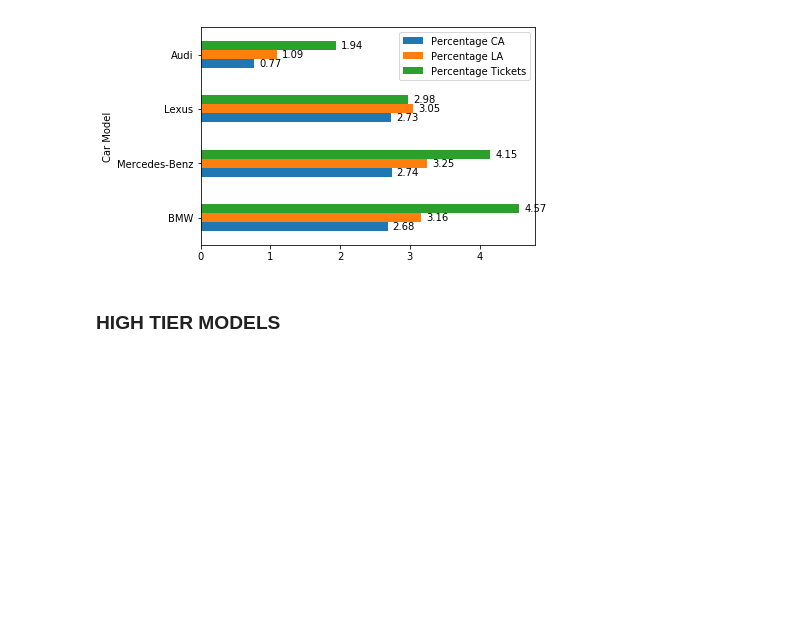
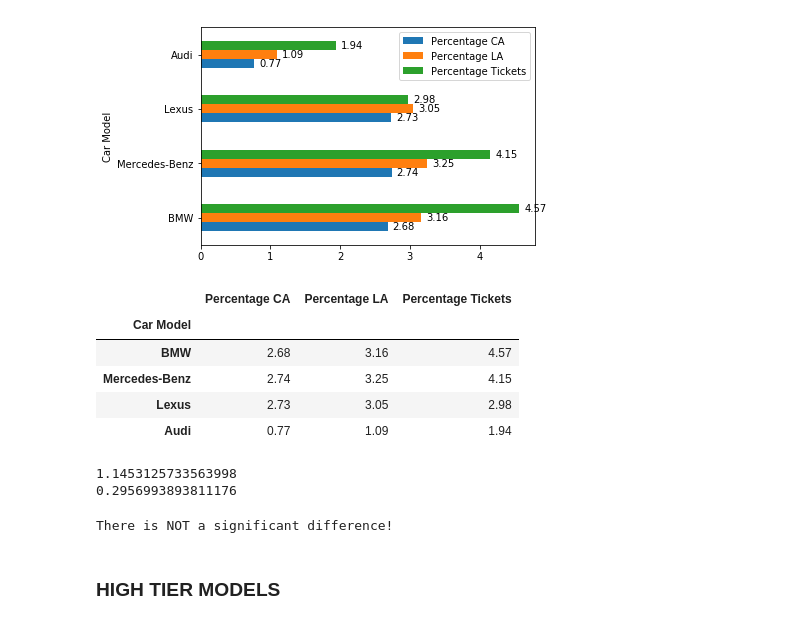
Before and after one commit to johnny-tran/COGS108_Final, a Jupyter notebook: FinalProject.ipynb, the cells around one changed output. Drawn from its saved outputs; the diff is of its cells as text; code cells hidden in the pictures; blank space fills up the shorter version.

```diff
--- a/FinalProject.ipynb
+++ b/FinalProject.ipynb
@@ -924,6 +957,32 @@ for rect in rects:
 # %% [output]
 <Figure size 864x576 with 0 Axes>
 [figure]
+# %%
+Percentages
+# %% [output]
+|  | Percentage CA | Percentage LA | Percentage Tickets |
+| Car Model |  |  |  |
+| BMW | 2.68 | 3.16 | 4.57 |
+| Mercedes-Benz | 2.74 | 3.25 | 4.15 |
+| Lexus | 2.73 | 3.05 | 2.98 |
+| Audi | 0.77 | 1.09 | 1.94 |
+# %%
+mem_tix = Percentages['Percentage Tickets'].values;
+mem_LA = Percentages['Percentage LA'].values;
+t_val, p_val = ttest_ind(mem_tix, mem_LA);
+
+print(t_val)
+print(p_val)
+# %% [output]
+1.1453125733563998
+0.2956993893811176
+# %%
+if p_val < 0.01:
+    print('Data Science accomplished, there is a significant difference!')
+else:
+    print('There is NOT a significant difference!')
+# %% [output]
+There is NOT a significant difference!
 # %% [markdown]
 ### HIGH TIER MODELS
 # %% [markdown]
```
Also changed, not shown: parts of 14 cells of this notebook.
